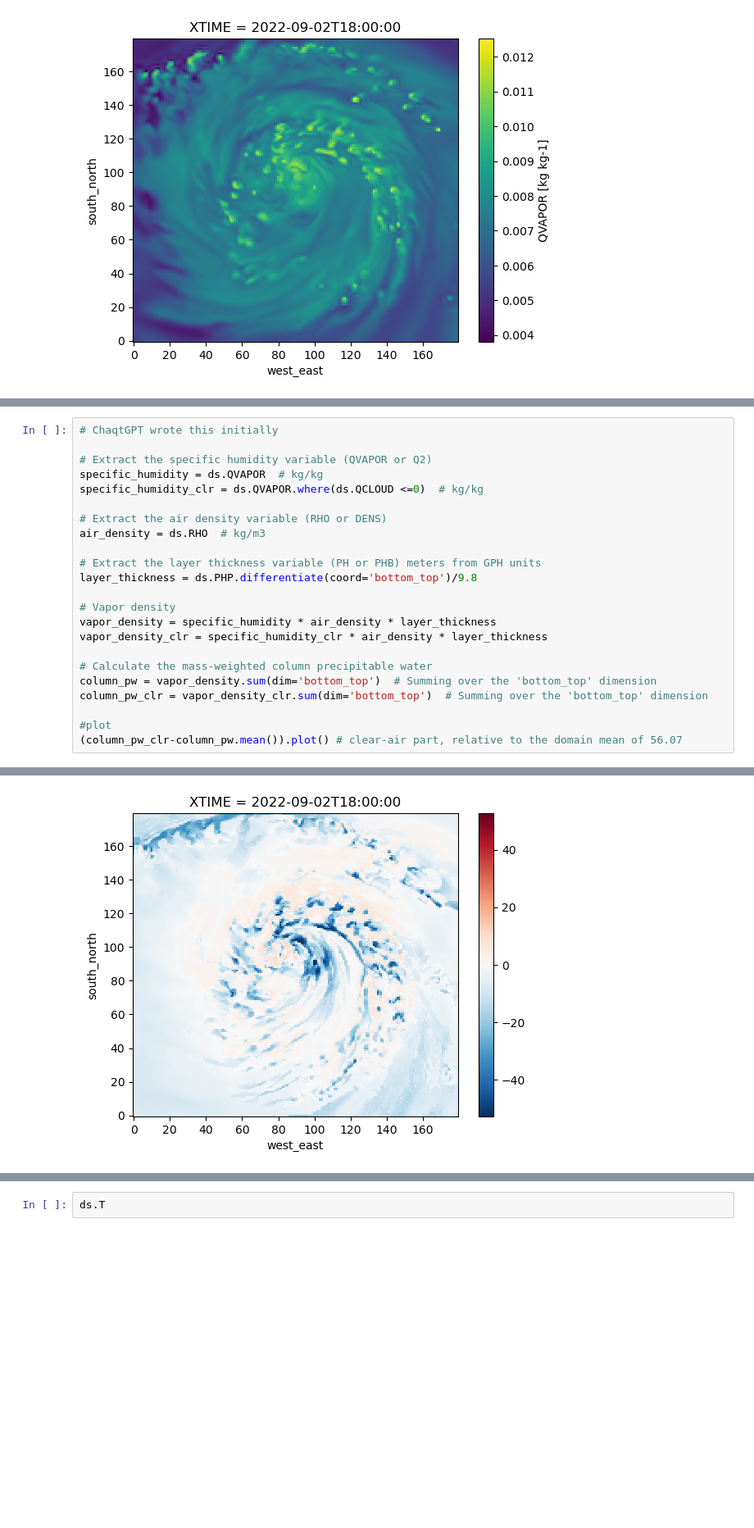
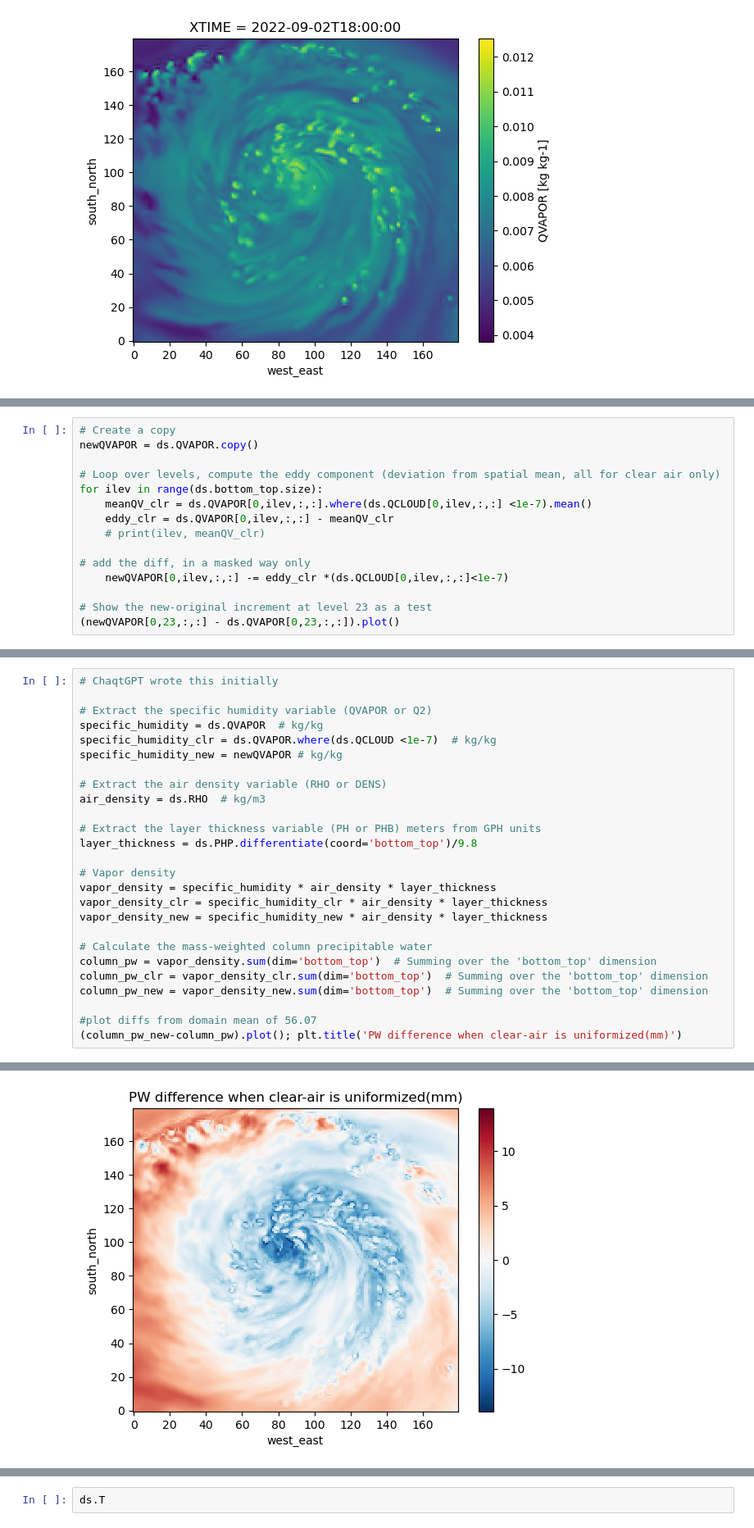
Before and after one commit to snigsam/VaporLakes, a Jupyter notebook: WRF_moisture_surgery.ipynb, the cells around one changed output, grey strips where cells are left out. Shown at 82% size. Cells and saved outputs as stored; diff of their text form; blank space fills up the shorter version.

```diff
--- a/WRF_moisture_surgery.ipynb
+++ b/WRF_moisture_surgery.ipynb
@@ -47,0 +47,15 @@ ds.QCLOUD.where(ds.QCLOUD >0)[0,23].plot()
+# %%
+# Create a copy
+newQVAPOR = ds.QVAPOR.copy()
+
+# Loop over levels, compute the eddy component (deviation from spatial mean, all for clear air only)
+for ilev in range(ds.bottom_top.size):
+    meanQV_clr = ds.QVAPOR[0,ilev,:,:].where(ds.QCLOUD[0,ilev,:,:] <1e-7).mean()
+    eddy_clr = ds.QVAPOR[0,ilev,:,:] - meanQV_clr
+    # print(ilev, meanQV_clr)
+
+# add the diff, in a masked way only
+    newQVAPOR[0,ilev,:,:] -= eddy_clr *(ds.QCLOUD[0,ilev,:,:]<1e-7)
+
+# Show the new-original increment at level 23 as a test
+(newQVAPOR[0,23,:,:] - ds.QVAPOR[0,23,:,:]).plot()
@@ -50,7 +69,8 @@ ds.QCLOUD.where(ds.QCLOUD >0)[0,23].plot()
 
 # Extract the specific humidity variable (QVAPOR or Q2)
 specific_humidity = ds.QVAPOR  # kg/kg
-specific_humidity_clr = ds.QVAPOR.where(ds.QCLOUD <=0)  # kg/kg
+specific_humidity_clr = ds.QVAPOR.where(ds.QCLOUD <1e-7)  # kg/kg
+specific_humidity_new = newQVAPOR # kg/kg
 
 # Extract the air density variable (RHO or DENS)
 air_density = ds.RHO  # kg/m3
@@ -61,11 +81,13 @@ layer_thickness = ds.PHP.differentiate(coord='bottom_top')/9.8
 # Vapor density
 vapor_density = specific_humidity * air_density * layer_thickness
 vapor_density_clr = specific_humidity_clr * air_density * layer_thickness
+vapor_density_new = specific_humidity_new * air_density * layer_thickness
 
 # Calculate the mass-weighted column precipitable water
 column_pw = vapor_density.sum(dim='bottom_top')  # Summing over the 'bottom_top' dimension
 column_pw_clr = vapor_density_clr.sum(dim='bottom_top')  # Summing over the 'bottom_top' dimension
+column_pw_new = vapor_density_new.sum(dim='bottom_top')  # Summing over the 'bottom_top' dimension
 
-#plot
-(column_pw_clr-column_pw.mean()).plot() # clear-air part, relative to the domain mean of 56.07
+#plot diffs from domain mean of 56.07
+(column_pw_new-column_pw).plot(); plt.title('PW difference when clear-air is uniformized(mm)')
 # %% [output]
@@ -73 +95 @@ column_pw_clr = vapor_density_clr.sum(dim='bottom_top')  # Summing over the 'bot
-[figure, old version]
+[figure, new version]
```
Also changed, not shown: parts of 10 cells of this notebook.
